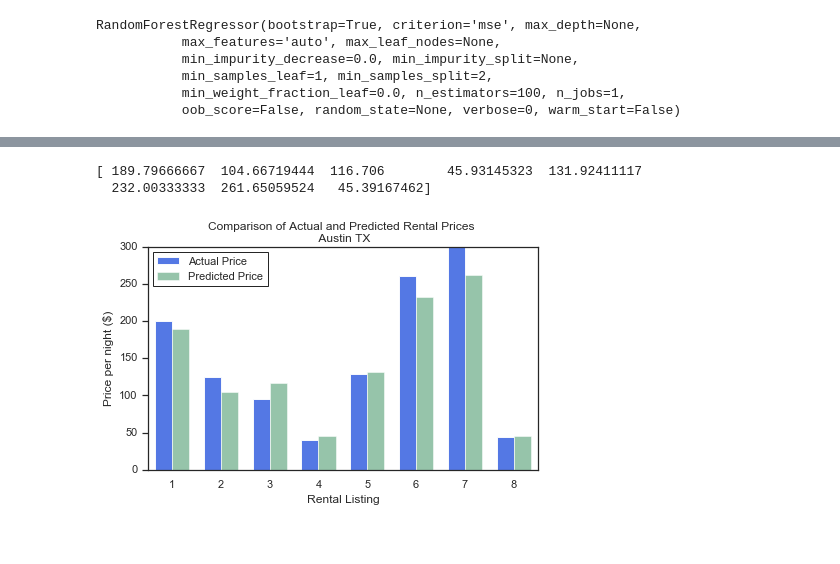
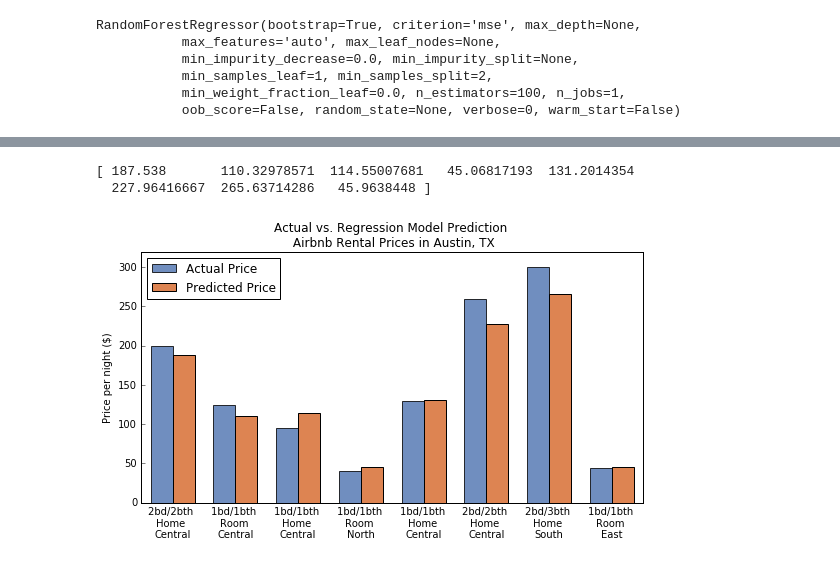
Before and after one commit to daniel-codes/airbnb-austin-tx, a Jupyter notebook: airbnb_austin_tx.ipynb, the cells around one changed output, grey strips where cells are left out. Saved outputs shown, nothing was run; the diff lists cells and outputs as text; code cells hidden in the pictures.

```diff
--- a/airbnb_austin_tx.ipynb
+++ b/airbnb_austin_tx.ipynb
@@ -495,27 +572,23 @@ Training set has 9030 samples.
 Testing set has 2258 samples.
 # %%
 # Models for comparison
-from sklearn.neighbors import KNeighborsRegressor
-from sklearn.linear_model import LinearRegression
-from sklearn.svm import SVR
-from sklearn.ensemble import RandomForestRegressor
-from sklearn.tree import DecisionTreeRegressor
-
 models = [SVR(kernel='linear'),
           DecisionTreeRegressor(),
           LinearRegression(),
-          KNeighborsRegressor(n_neighbors=6),
+          KNeighborsRegressor(n_neighbors=7),
           RandomForestRegressor(n_estimators=100)]
 
 results = {}
 
 for model in models:
-    # Instantiate Regression Model
+
+    # Instantiate and fit Regressor Model
     reg_model = model
-    # Fit Model
     reg_model.fit(X_train, y_train)
+
     # Make predictions with model
     y_test_preds = reg_model.predict(X_test)
 
+    # Grab model name and store results associated with model
     name = str(model).split("(")[0]
     results[name] = r2_score(y_test, y_test_preds)
@@ -602,26 +685,34 @@ price_actual = price[:8].values
 price_predict = reg_model.predict(features_scaled[:8])
 print(price_predict)
 # %% [output]
-[ 189.79666667  104.66719444  116.706        45.93145323  131.92411117
-  232.00333333  261.65059524   45.39167462]
+[ 187.538       110.32978571  114.55007681   45.06817193  131.2014354
+  227.96416667  265.63714286   45.9638448 ]
 # %%
-fig, ax = plt.subplots(figsize=(7, 4))
+fig, ax = plt.subplots(figsize=(9, 4.5))
 
 # https://matplotlib.org/examples/api/barchart_demo.html
 ind = np.arange(0,8)
 pad = 0.15
 width = 0.35
-set_actual = ax.bar(pad+ind, price_actual, width, color='royalblue', alpha=0.9)
-set_predict = ax.bar(pad+ind+width, price_predict, width, color='seagreen', alpha=0.5)
+set_actual = ax.bar(pad+ind, price_actual, width, color='#4c72b0', alpha=0.8)
+set_predict = ax.bar(pad+ind+width, price_predict, width, color='#dd8452')
 
 ax.set_ylabel('Price per night ($)')
-ax.set_xlabel('Rental Listing')
-ax.set_title('Comparison of Actual and Predicted Rental Prices \n Austin TX')
+ax.set_title('Actual vs. Regression Model Prediction \n Airbnb Rental Prices in Austin, TX')
 ax.set_xticks(pad + ind + width)
-ax.set_xticklabels((list(range(1,9))))
-ax.legend( (set_actual, set_predict), ('Actual Price', 'Predicted Price'), loc='upper left')
+ax.set_ylim(0, 320)
+ax.set_xticklabels(['2bd/2bth \nHome \nCentral',
+                    '1bd/1bth \nRoom \nCentral',
+                   '1bd/1bth \nHome \nCentral',
+                   '1bd/1bth \nRoom \nNorth',
+                   '1bd/1bth \nHome \nCentral',
+                   '2bd/2bth \nHome \nCentral',
+                   '2bd/3bth \nHome \nSouth',
+                   '1bd/1bth \nRoom \nEast'])
+ax.legend( (set_actual, set_predict), ('Actual Price', 'Predicted Price'),
+          loc='upper left')
 ax.tick_params(bottom=False, top=False, right=False)
 
-plt.show();
+fig.savefig('images/predict_compare.png')
 # %% [output]
-[figure, old version]
+[figure, new version]
```
Also changed, not shown: parts of 44 cells of this notebook.
